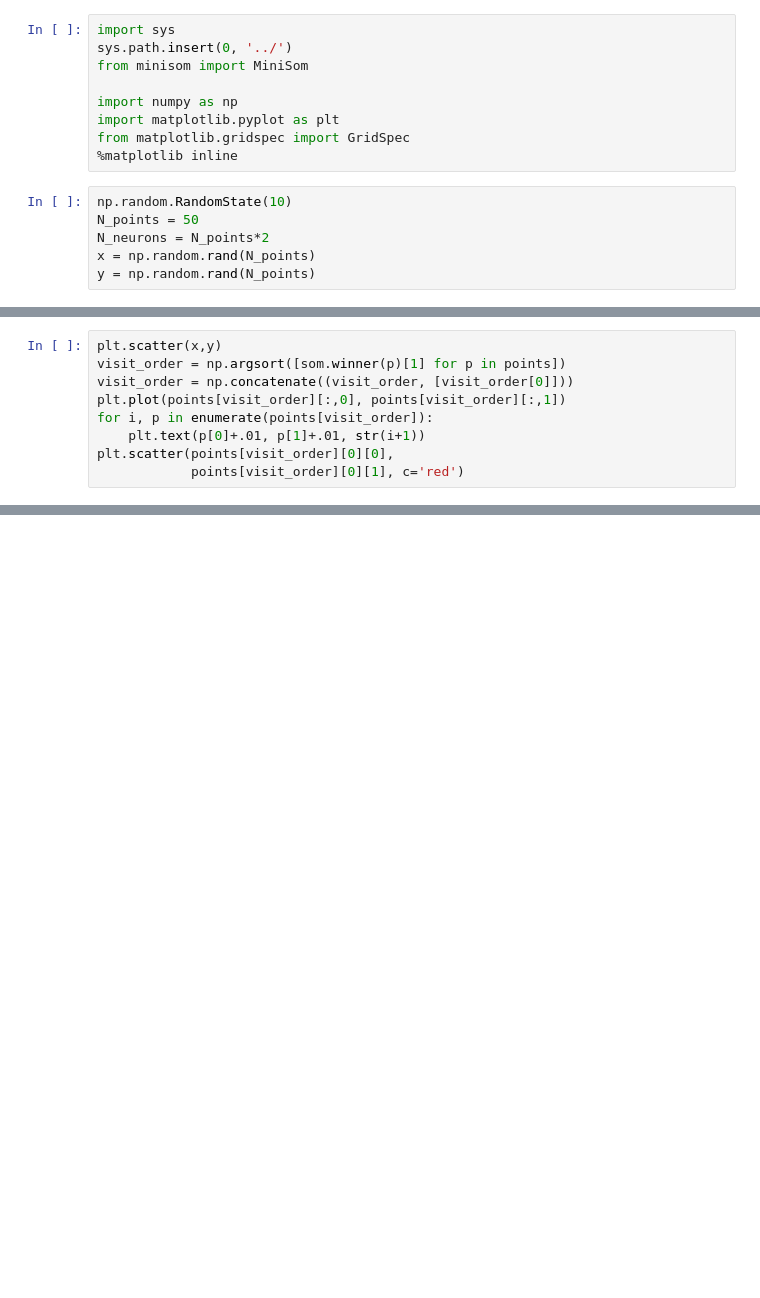
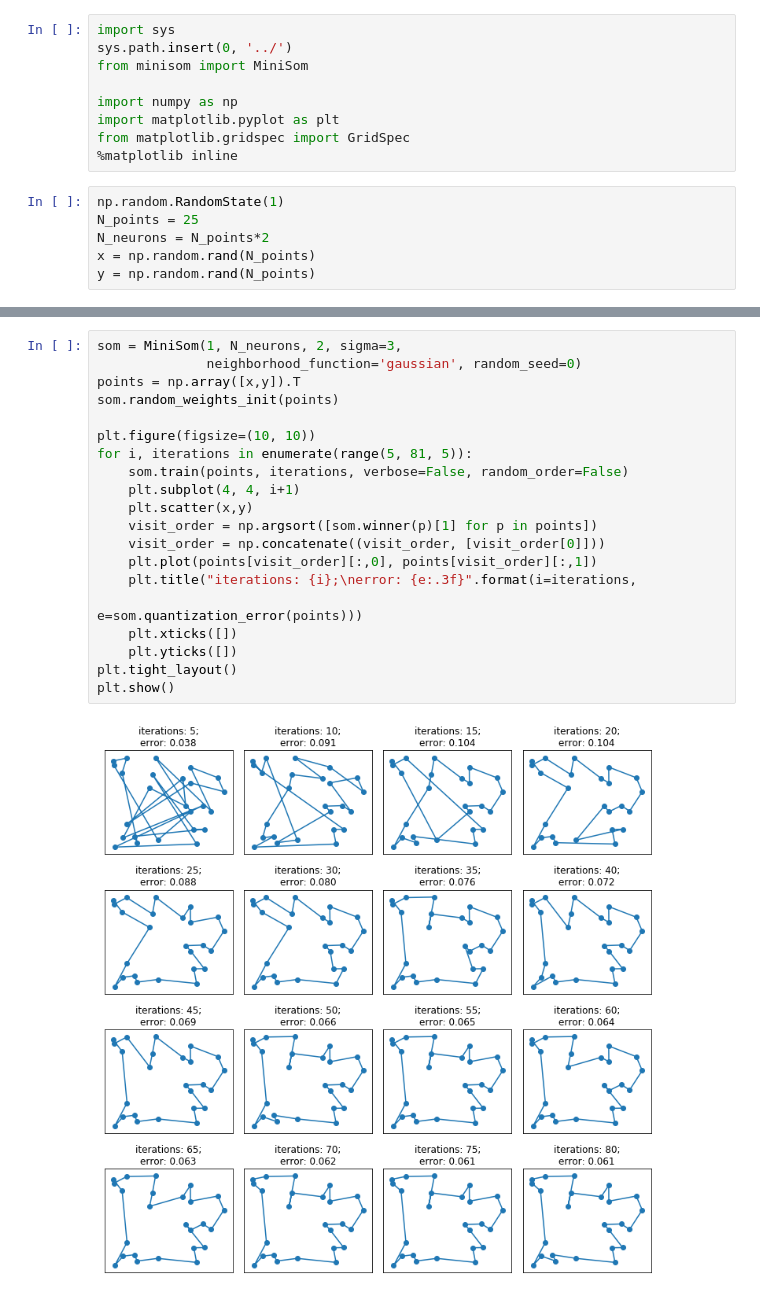
Before and after one commit to JustGlowing/minisom, a Jupyter notebook: examples/TravellingSalesmanProblem.ipynb, the cells around one changed output, grey strips where cells are left out. Cells and saved outputs as stored; diff of their text form; blank space fills up the shorter version.

```diff
--- a/examples/TravellingSalesmanProblem.ipynb
+++ b/examples/TravellingSalesmanProblem.ipynb
@@ -8,8 +8,8 @@ import matplotlib.pyplot as plt
 from matplotlib.gridspec import GridSpec
 %matplotlib inline
 # %%
-np.random.RandomState(10)
-N_points = 50
+np.random.RandomState(1)
+N_points = 25
 N_neurons = N_points*2
 x = np.random.rand(N_points)
 y = np.random.rand(N_points)
@@ -26,9 +15,0 @@ som.train_batch(points, 1000, verbose=True)
-# %%
-plt.scatter(x,y)
-visit_order = np.argsort([som.winner(p)[1] for p in points])
-visit_order = np.concatenate((visit_order, [visit_order[0]]))
-plt.plot(points[visit_order][:,0], points[visit_order][:,1])
-for i, p in enumerate(points[visit_order]):
-    plt.text(p[0]+.01, p[1]+.01, str(i+1))
-plt.scatter(points[visit_order][0][0],
-            points[visit_order][0][1], c='red')
@@ -37,0 +20,22 @@ plt.scatter(points[visit_order][0][0],
+# %%
+som = MiniSom(1, N_neurons, 2, sigma=3,
+              neighborhood_function='gaussian', random_seed=0)
+points = np.array([x,y]).T
+som.random_weights_init(points)
+
+plt.figure(figsize=(10, 10))
+for i, iterations in enumerate(range(5, 81, 5)):
+    som.train(points, iterations, verbose=False, random_order=False)
+    plt.subplot(4, 4, i+1)
+    plt.scatter(x,y)
+    visit_order = np.argsort([som.winner(p)[1] for p in points])
+    visit_order = np.concatenate((visit_order, [visit_order[0]]))
+    plt.plot(points[visit_order][:,0], points[visit_order][:,1])
+    plt.title("iterations: {i};\nerror: {e:.3f}".format(i=iterations,
+                                                        e=som.quantization_error(points)))
+    plt.xticks([])
+    plt.yticks([])
+plt.tight_layout()
+plt.show()
+# %% [output]
+[figure, added]
```
Also changed, not shown: parts of 3 cells of this notebook, 10 other files.
